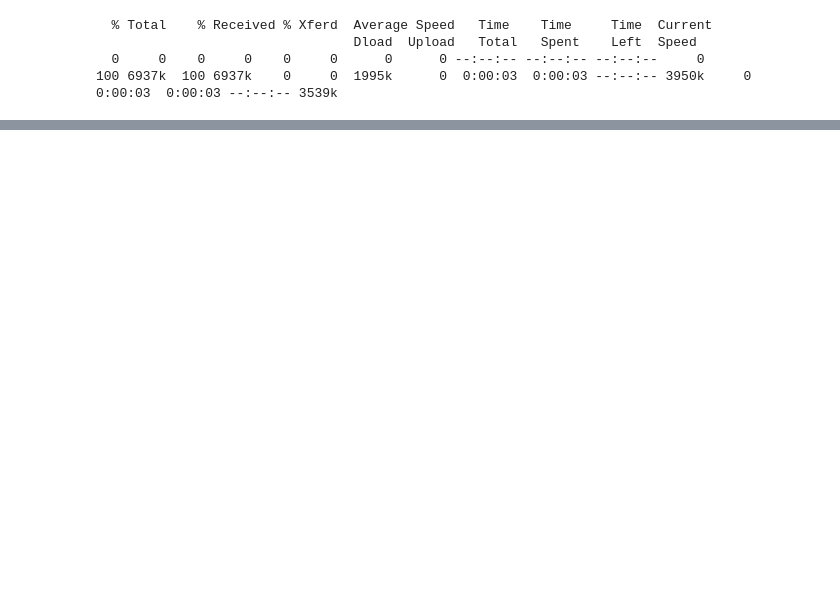
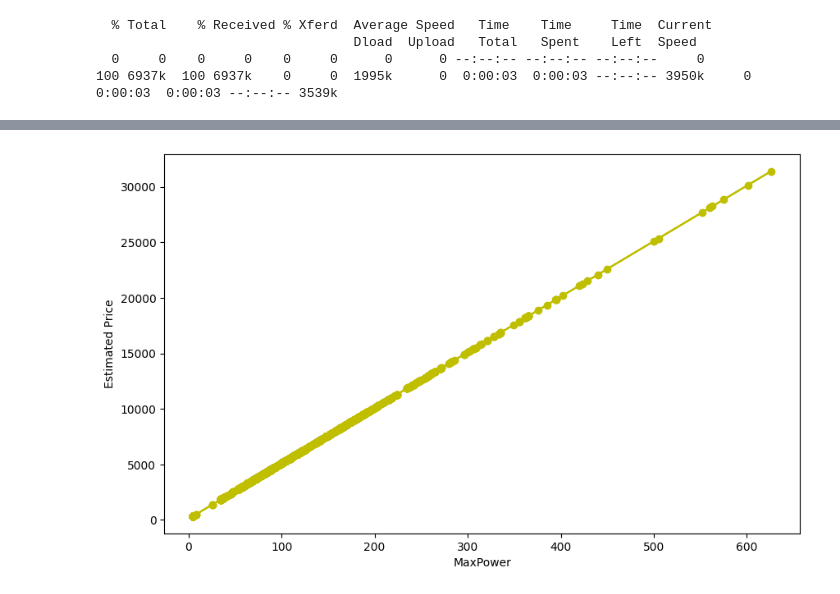
Before and after one commit to nithinys1/ml-ai-genai-ds-journal, a Jupyter notebook: module04-ML-coding:Suprivised-learing/day02-linear-regression01.ipynb, the cells around one changed output, grey strips where cells are left out. Saved outputs shown, nothing was run; the diff lists cells and outputs as text; code cells hidden in the pictures; blank space fills up the shorter version.

```diff
--- a/module04-ML-coding:Suprivised-learing/day02-linear-regression01.ipynb
+++ b/module04-ML-coding:Suprivised-learing/day02-linear-regression01.ipynb
@@ -22,0 +65,3 @@ df.head()
+# %%
+maxpower = df.max_power
+maxpower
@@ -22,0 +81,8 @@ df.head()
+# %%
+w = 50
+b = 100
+# %%
+def estimate_charges(maxpower, w, b):
+    return w * maxpower + b
+# %%
+estimated_charges = estimate_charges(maxpower, w, b)
@@ -22,0 +104,7 @@ df.head()
+# %%
+plt.figure(figsize=(10,6))
+plt.plot(maxpower, estimated_charges, 'y-o');
+plt.xlabel('MaxPower');
+plt.ylabel('Estimated Price');
+# %% [output]
+[figure, added]
```
Also changed, not shown: parts of 7 cells of this notebook.
